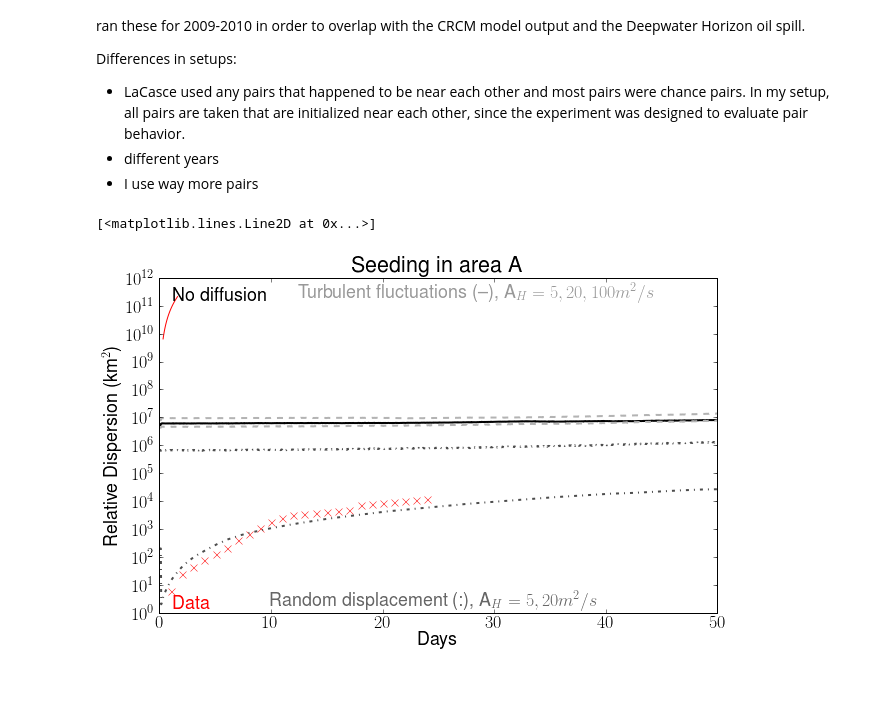
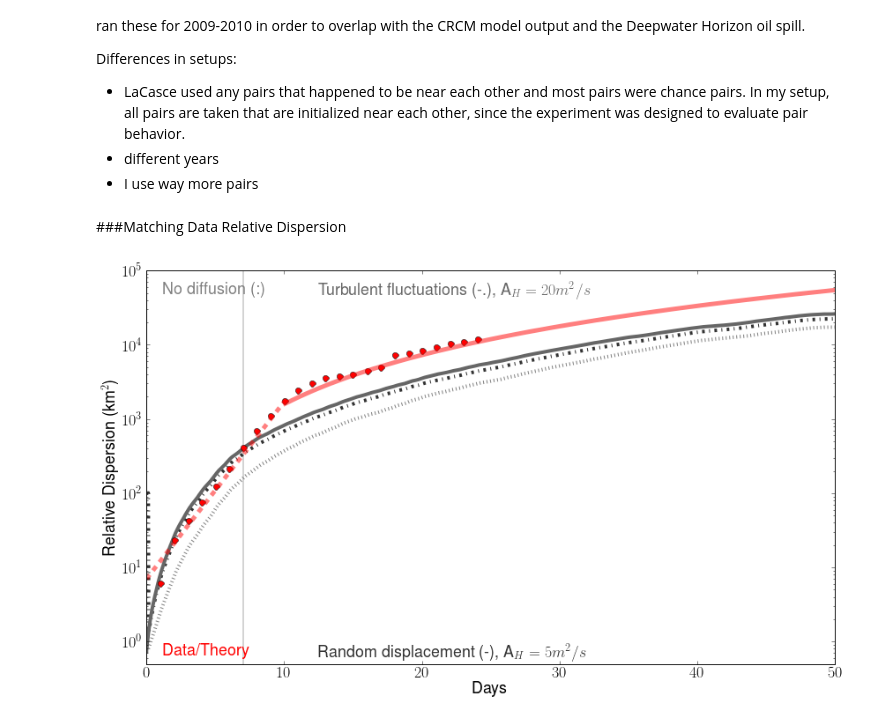
Before and after one commit to kthyng/horizontal_diffusivity, a Jupyter notebook: diffusivity_from_dispersion.ipynb, the cells around one changed output. Cells and saved outputs as stored; diff of their text form; code cells hidden in the pictures; blank space fills up the shorter version.

```diff
--- a/diffusivity_from_dispersion.ipynb
+++ b/diffusivity_from_dispersion.ipynb
@@ -55,79 +55,36 @@ Differences in setups:
 * LaCasce used any pairs that happened to be near each other and most pairs were chance pairs. In my setup, all pairs are taken that are initialized near each other, since the experiment was designed to evaluate pair behavior.
 * different years
 * I use way more pairs
+# %% [markdown]
+###Matching Data Relative Dispersion
 # %%
-colors = ['0', '.7', '.3'] # no diff, doturb=1, doturb=2,3
-symbols = ['-', '--', '-.']
+colors = ['.5', '.2', '.4'] # no diff, doturb=1, doturb=2,3
+symbols = [':', '-.', '-']
 lacasce = np.loadtxt('lacasce_dispersion_Points.txt')
 
-fig = figure(figsize=(22,6))
-subplot(121)
-plt.semilogy(lacasce[:,0], lacasce[:,1], 'rx', label='LaCasce', markersize=7)
+fig = figure(figsize=(14,8))
 plt.xlabel('Days'); plt.ylabel('Relative Dispersion (km$^2$)');
 ax = gca()
-text(0.025, 0.01, 'Data', color='r', transform=ax.transAxes)
-text(0.025, 0.93, 'No diffusion', color='k', transform=ax.transAxes)
-text(0.25, 0.93, 'Turbulent fluctuations (--), A$_H= 5, 20, 100 m^2/s$', color='.6', transform=ax.transAxes)
-text(0.2, 0.01, 'Random displacement (:), A$_H= 5, 20 m^2/s$', color='.4', transform=ax.transAxes)
-title('Seeding in area A')
+text(0.025, 0.02, 'Data/Theory', color='r', transform=ax.transAxes)
+text(0.025, 0.94, 'No diffusion (:)', color='.5', transform=ax.transAxes)
+text(0.25, 0.93, 'Turbulent fluctuations (-.), A$_H= 20 m^2/s$', color='.4', transform=ax.transAxes)
+text(0.25, 0.01, 'Random displacement (-), A$_H= 5 m^2/s$', color='.2', transform=ax.transAxes)
+plt.semilogy(np.array([7,7]), np.array([10**(-1), 10**(5)]), '-', color='lightgrey', linewidth=2)
 runs = glob.glob('tracks/do*')
 for run in runs:
     Dname = os.path.join(run, 'D2overall.npz')
     D = np.load(Dname)
     D2 = D['D2']; t = D['t']; D.close()
     days = (t-t[0])/(3600.*24) # time vector in days
     doturb = int(run.split('doturb')[1][0]) # this gives the doturb value for plotting
     if doturb == 3: doturb=2;
-    plt.semilogy(days, D2, symbols[doturb], color=colors[doturb], linewidth=2)
+    plt.semilogy(days, D2, symbols[doturb], color=colors[doturb], linewidth=4)
 
 secs = t-t[0]
-plt.semilogy(days[0:10], np.exp(0.55*secs[0:10]), 'r') # Exponential growth for first 10 days
-plt.semilogy(days[10:50], secs[10:50]**2.2, 'r')
-
-# subplot(122)
-# plt.semilogy(lacasce[:,0], lacasce[:,1], 'rx', label='LaCasce', markersize=7)
-# plt.xlabel('Days'); plt.ylabel('Relative Dispersion (km$^2$)');
-# ax = gca()
-# text(0.025, 0.01, 'Data', color='r', transform=ax.transAxes)
-# text(0.025, 0.93, 'No diffusion', color='k', transform=ax.transAxes)
-# text(0.25, 0.93, 'Turbulent fluctuations (--), A$_H= 20, 35, 50 m^2/s$', color='.6', transform=ax.transAxes)
-# text(0.2, 0.01, 'Random displacement (:), A$_H= 5, 10, 20 m^2/s$', color='.4', transform=ax.transAxes)
-# title('Seeding in area B')
-# for run in runsB:
-#     Dname = os.path.join(dispersion_root, 'D2' + run + '.npz')
-#     if not os.path.exists(Dname):
-#         D2, t = dispersion.calc_dispersion(os.path.join(tracks_root, '2006-02-01T00' + run + '.nc'), grid)
-#         np.savez(Dname, D2=D2, t=t)
-#     else:
-#         D = np.load(Dname)
-#         D2 = D['D2']; t = D['t']; D.close()
-#     days = (t-t[0])/(3600.*24) # time vector in days
-#     doturb = int(run.split('doturb')[1][0]) # this gives the doturb value for plotting
-#     if doturb == 3: doturb=2;
-#     plt.semilogy(days, D2, symbols[doturb], color=colors[doturb], linewidth=2)
-
-# fig = figure(figsize=(22,6))
-# subplot(121)
-# plt.semilogy(lacasce[:,0], lacasce[:,1], 'rx', label='LaCasce', markersize=7)
-# plt.xlabel('Days'); plt.ylabel('Relative Dispersion (km$^2$)');
-# ax = gca()
-# text(0.025, 0.01, 'Data', color='r', transform=ax.transAxes)
-# text(0.025, 0.93, 'No diffusion', color='k', transform=ax.transAxes)
-# text(0.25, 0.93, 'Turbulent fluctuations (--), A$_H= 20, 35,50 m^2/s$', color='.6', transform=ax.transAxes)
-# text(0.2, 0.01, 'Random displacement (:), A$_H= 5,10,20 m^2/s$', color='.4', transform=ax.transAxes)
-# title('Seeding in area C')
-# for run in runsC:
-#     Dname = os.path.join(dispersion_root, 'D2' + run + '.npz')
-#     if not os.path.exists(Dname):
-#         D2, t = dispersion.calc_dispersion(os.path.join(tracks_root, '2006-02-01T00' + run + '.nc'), grid)
-#         np.savez(Dname, D2=D2, t=t)
-#     else:
-#         D = np.load(Dname)
-#         D2 = D['D2']; t = D['t']; D.close()
-#     days = (t-t[0])/(3600.*24) # time vector in days
-#     doturb = int(run.split('doturb')[1][0]) # this gives the doturb value for plotting
-#     if doturb == 3: doturb=2;
-#     plt.semilogy(days, D2, symbols[doturb], color=colors[doturb], linewidth=2)
+plt.semilogy(lacasce[:,0], lacasce[:,1], 'ro', label='LaCasce', markersize=7)
+plt.semilogy(days[0:301], 7*np.exp(0.55*days[0:301]), 'r--', linewidth=5, alpha=.5) # Exponential growth for first 10 days
+plt.semilogy(days[302:], 10*days[302:]**2.2, 'r', linewidth=5, alpha=.5)
+ylim(.5,10**5)
+savefig('figures/relative_diffusion_comp.pdf', bbox_inches='tight')
 # %% [output]
-[<matplotlib.lines.Line2D at 0x...>]
-[figure, old version]
+[figure, new version]
```
Also changed, not shown: parts of 7 cells of this notebook.
